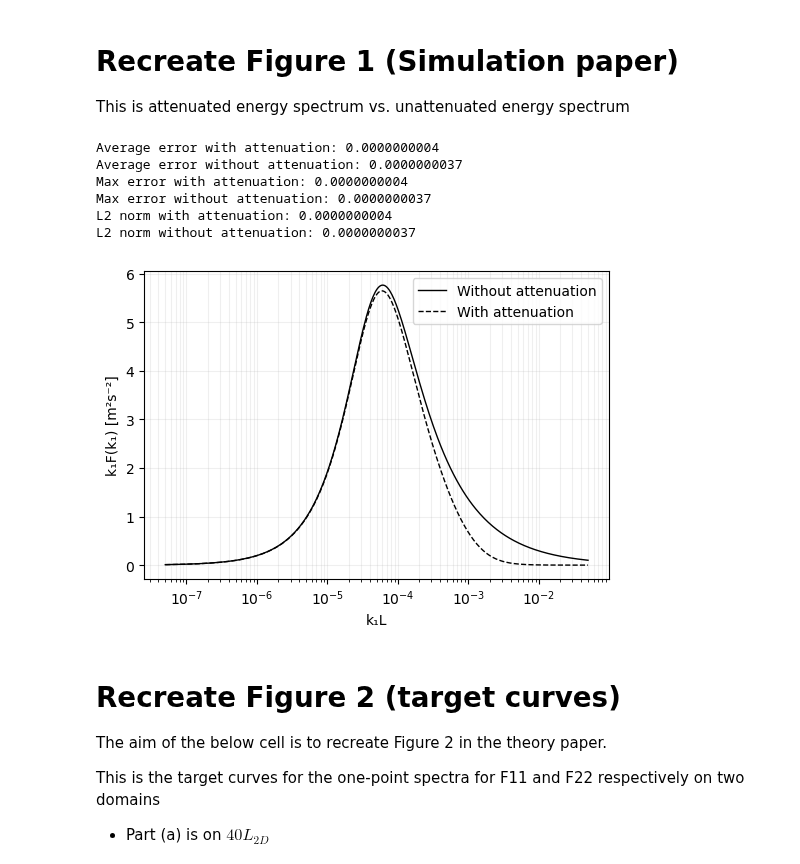
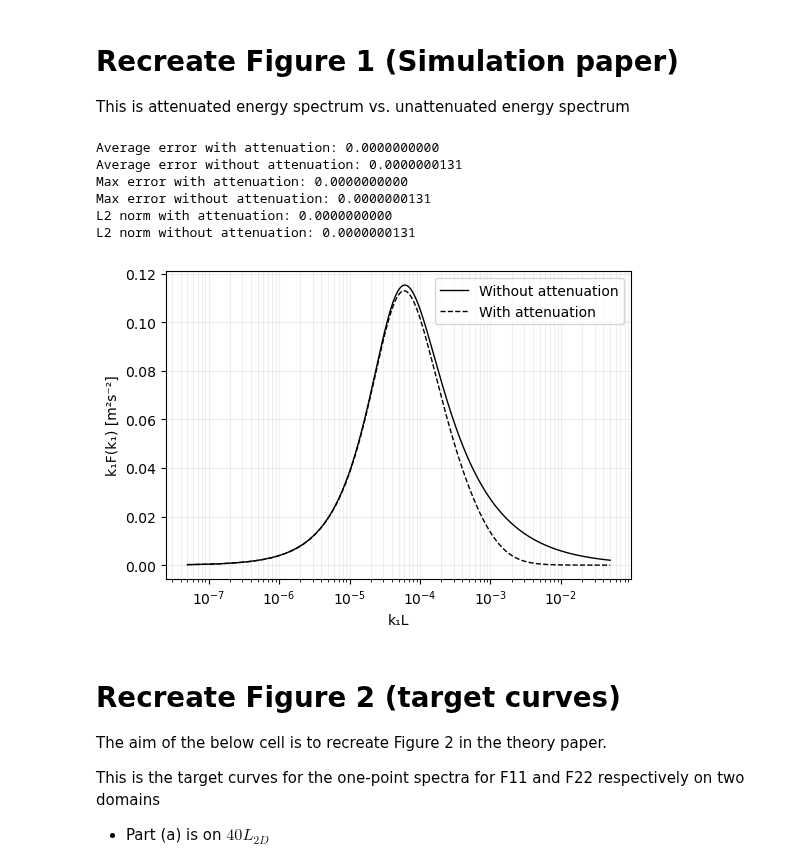
Before and after one commit to METHODS-Group/DRDMannTurb, a Jupyter notebook: examples-unrendered/MM_random_dev/eq6_numerical.ipynb, the cells around one changed output. Saved outputs shown, nothing was run; the diff lists cells and outputs as text; code cells hidden in the pictures.

```diff
--- a/examples-unrendered/MM_random_dev/eq6_numerical.ipynb
+++ b/examples-unrendered/MM_random_dev/eq6_numerical.ipynb
@@ -480,7 +480,7 @@ L2D = 20_000 # km
 z_i = 500 # m
 psi = np.deg2rad(43)
 
-c = 5e-3
+c = 1e-3
 
 k1L = np.logspace(-3, 3, 400) / L2D
 
@@ -502,40 +502,40 @@ for k1 in k1L:
 
     numerical_F11_attenuated.append(k1 * atten_res)
     numerical_F11_unattenuated.append(k1 * unatten_res)
 
 ############################################
 # Print some basic stats for the integration errors
 
 print(f"Average error with attenuation: {np.mean(atten_err):.10f}")
 print(f"Average error without attenuation: {np.mean(unatten_err):.10f}")
 
 print(f"Max error with attenuation: {np.max(atten_err):.10f}")
 print(f"Max error without attenuation: {np.max(unatten_err):.10f}")
 
 print(f"L2 norm with attenuation: {np.linalg.norm(atten_err):.10f}")
 print(f"L2 norm without attenuation: {np.linalg.norm(unatten_err):.10f}")
 
 ############################################
 # Plot
 
 plt.figure(figsize=(6, 4))
 
 plt.plot(k1L, numerical_F11_unattenuated, "-", color="black", label="Without attenuation", linewidth=1)
 plt.plot(k1L, numerical_F11_attenuated, "--", color="black", label="With attenuation", linewidth=1)
 plt.xscale("log")
 plt.xlabel("k₁L")
 plt.ylabel("k₁F(k₁) [m²s⁻²]")
 plt.grid(True, which="both", ls="-", alpha=0.2)
 plt.legend()
 plt.show()
 # %% [output]
-Average error with attenuation: 0.0000000004
-Average error without attenuation: 0.0000000037
-Max error with attenuation: 0.0000000004
-Max error without attenuation: 0.0000000037
-L2 norm with attenuation: 0.0000000004
-L2 norm without attenuation: 0.0000000037
+Average error with attenuation: 0.0000000000
+Average error without attenuation: 0.0000000131
+Max error with attenuation: 0.0000000000
+Max error without attenuation: 0.0000000131
+L2 norm with attenuation: 0.0000000000
+L2 norm without attenuation: 0.0000000131
-[figure, old version]
+[figure, new version]
 # %% [markdown]
 # Recreate Figure 2 (target curves)
 
```
Also changed, not shown: 11 other files.
